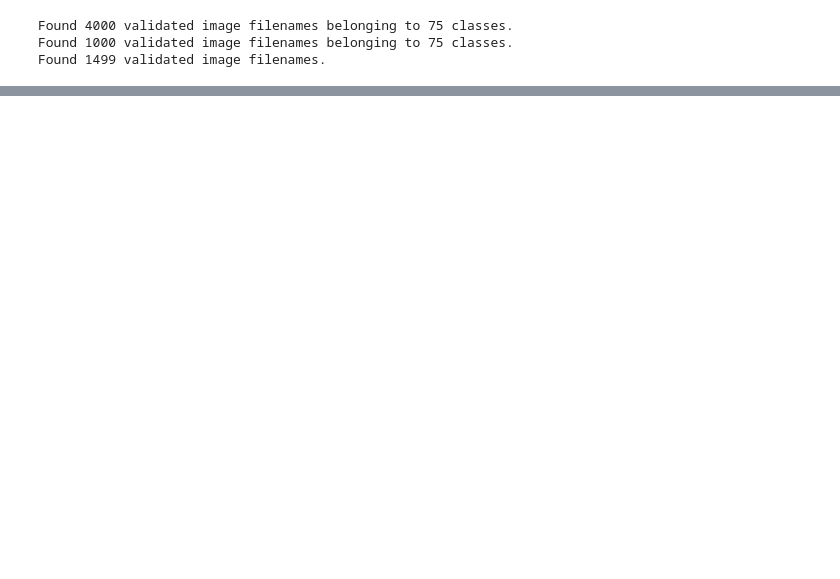
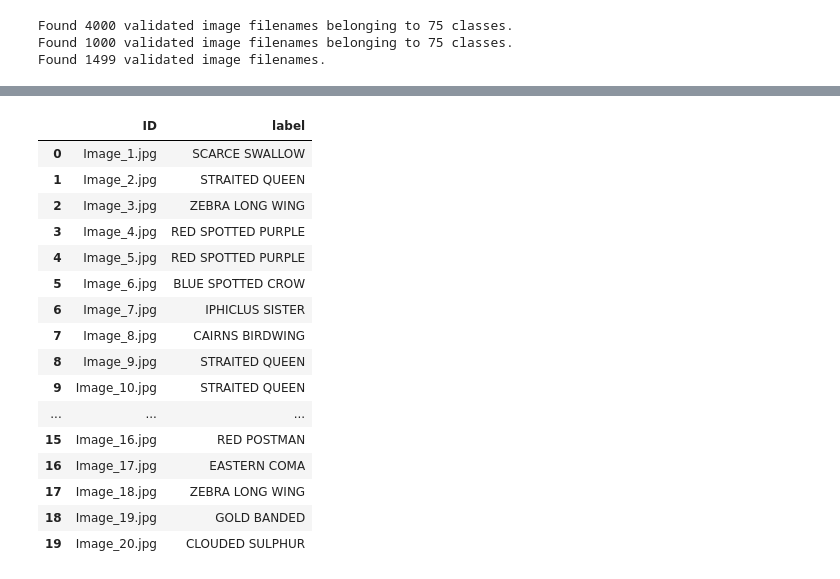
Before and after one commit to duongluuba/Classification-of-butterfly, a Jupyter notebook: butterfly-image-classification-mobilenetv2.ipynb, the cells around one changed output, grey strips where cells are left out. Drawn from its saved outputs; the diff is of its cells as text; code cells hidden in the pictures; blank space fills up the shorter version.

```diff
--- a/butterfly-image-classification-mobilenetv2.ipynb
+++ b/butterfly-image-classification-mobilenetv2.ipynb
@@ -156,3 +201,21 @@ test_df.to_csv('predictions.csv', index=False)
 # %%
-predictions = pd.read_csv('/kaggle/working/predictions.csv')
+predictions = pd.read_csv('Testing_set_mobilenetv2.csv')
 predictions.head(20)
+# %% [output]
+|  | ID | label |
+| 0 | Image_1.jpg | SCARCE SWALLOW |
+| 1 | Image_2.jpg | STRAITED QUEEN |
+| 2 | Image_3.jpg | ZEBRA LONG WING |
+| 3 | Image_4.jpg | RED SPOTTED PURPLE |
+| 4 | Image_5.jpg | RED SPOTTED PURPLE |
+| 5 | Image_6.jpg | BLUE SPOTTED CROW |
+| 6 | Image_7.jpg | IPHICLUS SISTER |
+| 7 | Image_8.jpg | CAIRNS BIRDWING |
+| 8 | Image_9.jpg | STRAITED QUEEN |
+| 9 | Image_10.jpg | STRAITED QUEEN |
+| ... | ... | ... |
+| 15 | Image_16.jpg | RED POSTMAN |
+| 16 | Image_17.jpg | EASTERN COMA |
+| 17 | Image_18.jpg | ZEBRA LONG WING |
+| 18 | Image_19.jpg | GOLD BANDED |
+| 19 | Image_20.jpg | CLOUDED SULPHUR |
```
Also changed, not shown: parts of 7 cells of this notebook, 1 other file.
